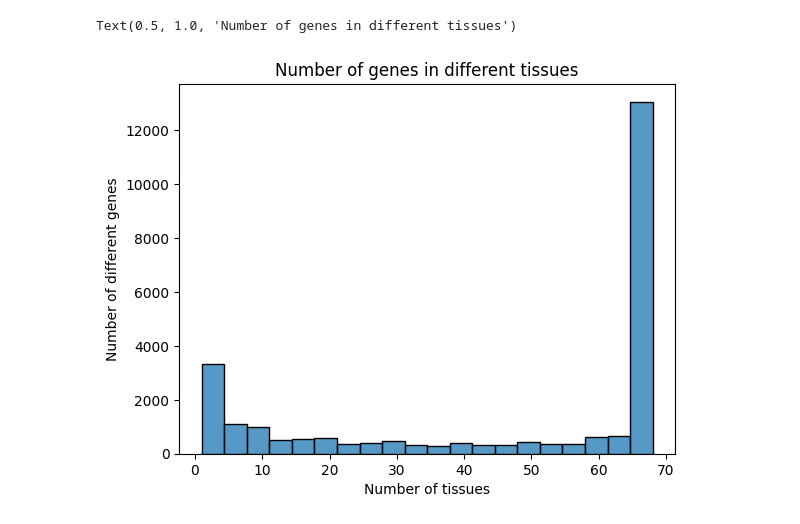
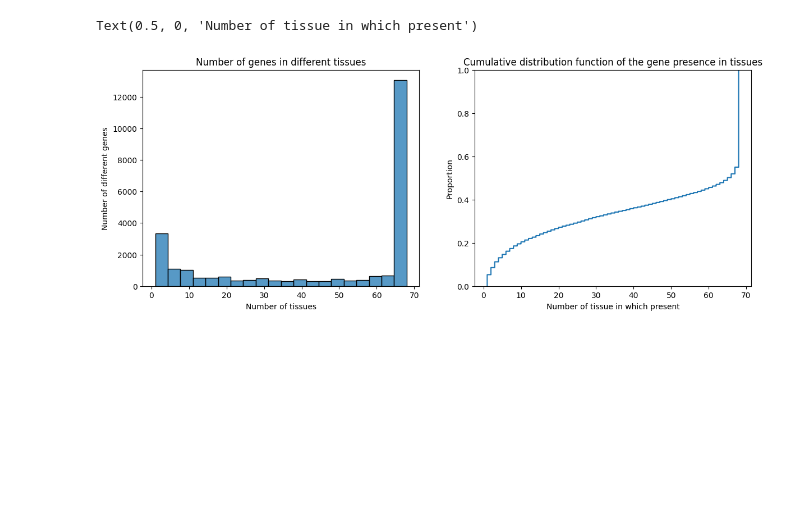
Before and after one commit to Jeremstym/depoibens, a Jupyter notebook: statdes.ipynb, the cells around one changed output. Saved outputs shown, nothing was run; the diff lists cells and outputs as text; code cells hidden in the pictures; blank space fills up the shorter version.

```diff
--- a/statdes.ipynb
+++ b/statdes.ipynb
@@ -17,10 +19,15 @@ dico = common_genes(path)
-# %%
-sns.histplot(list(dico.values()))
-plt.xlabel("Number of tissues")
-plt.ylabel("Number of different genes")
-plt.title("Number of genes in different tissues")
-# %% [output]
-Text(0.5, 1.0, 'Number of genes in different tissues')
-[figure, removed]
+# %%
+fig, axs = plt.subplots(1,2, figsize=(14,5))
+sns.histplot(list(dico.values()), ax=axs[0])
+axs[0].set_xlabel("Number of tissues")
+axs[0].set_ylabel("Number of different genes")
+axs[0].set_title("Number of genes in different tissues")
+
+sns.ecdfplot(list(dico.values()), ax=axs[1])
+axs[1].set_title("Cumulative distribution function of the gene presence in tissues")
+axs[1].set_xlabel("Number of tissue in which present")
+# %% [output]
+Text(0.5, 0, 'Number of tissue in which present')
+[figure, added]
 # %%
 with open(path + r'\std_genes_avg.pkl', 'rb') as f:
```
Also changed, not shown: parts of 5 cells of this notebook, 5 other files.
